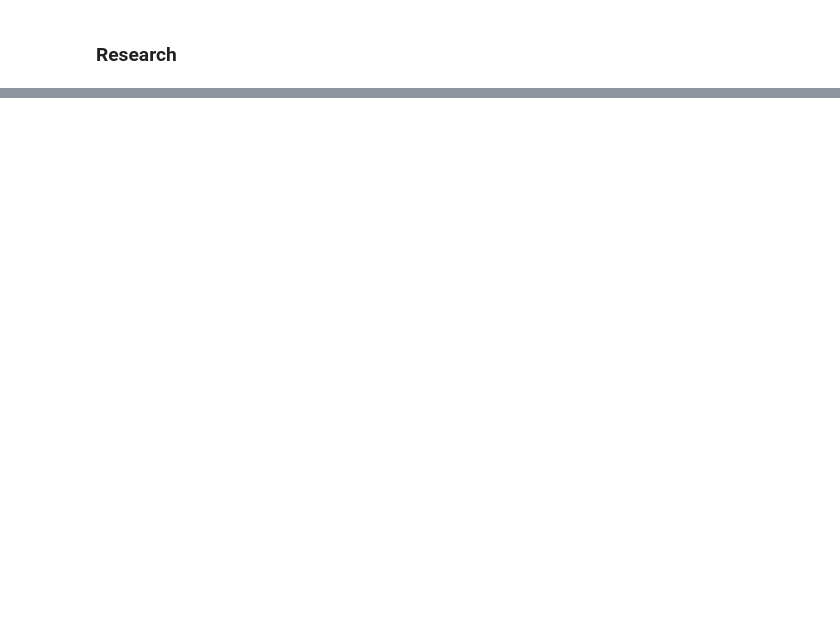
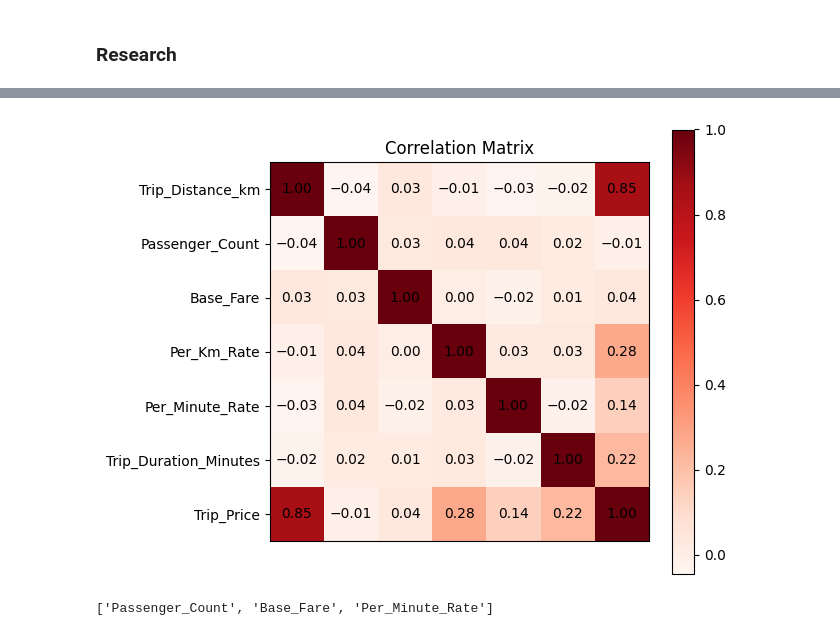
Before and after one commit to binguliki/DataScienceProject, a Jupyter notebook: research/transformation.ipynb, the cells around one changed output, grey strips where cells are left out. Drawn from its saved outputs; the diff is of its cells as text; code cells hidden in the pictures; blank space fills up the shorter version.

```diff
--- a/research/transformation.ipynb
+++ b/research/transformation.ipynb
@@ -174,0 +186,15 @@ Weather->['Clear' nan 'Rain' 'Snow']
+# %%
+# Analysis of numerical data.
+numerical_columns = numerical_data.columns.to_list()
+
+corr = numerical_data.corr().to_numpy()
+img, cbar = heat_map(corr,
+                    col_labels=numerical_columns,
+                    cmap="Reds")
+
+annotate_heatmap(img, valfmt="{x:.2f}")
+plt.tight_layout()
+plt.title("Correlation Matrix")
+plt.show()
+# %% [output]
+[figure, added]
@@ -174,0 +207,4 @@ Weather->['Clear' nan 'Rain' 'Snow']
+# %%
+low_correlation_columns
+# %% [output]
+['Passenger_Count', 'Base_Fare', 'Per_Minute_Rate']
```
Also changed, not shown: parts of 17 cells of this notebook, 1 other file.
